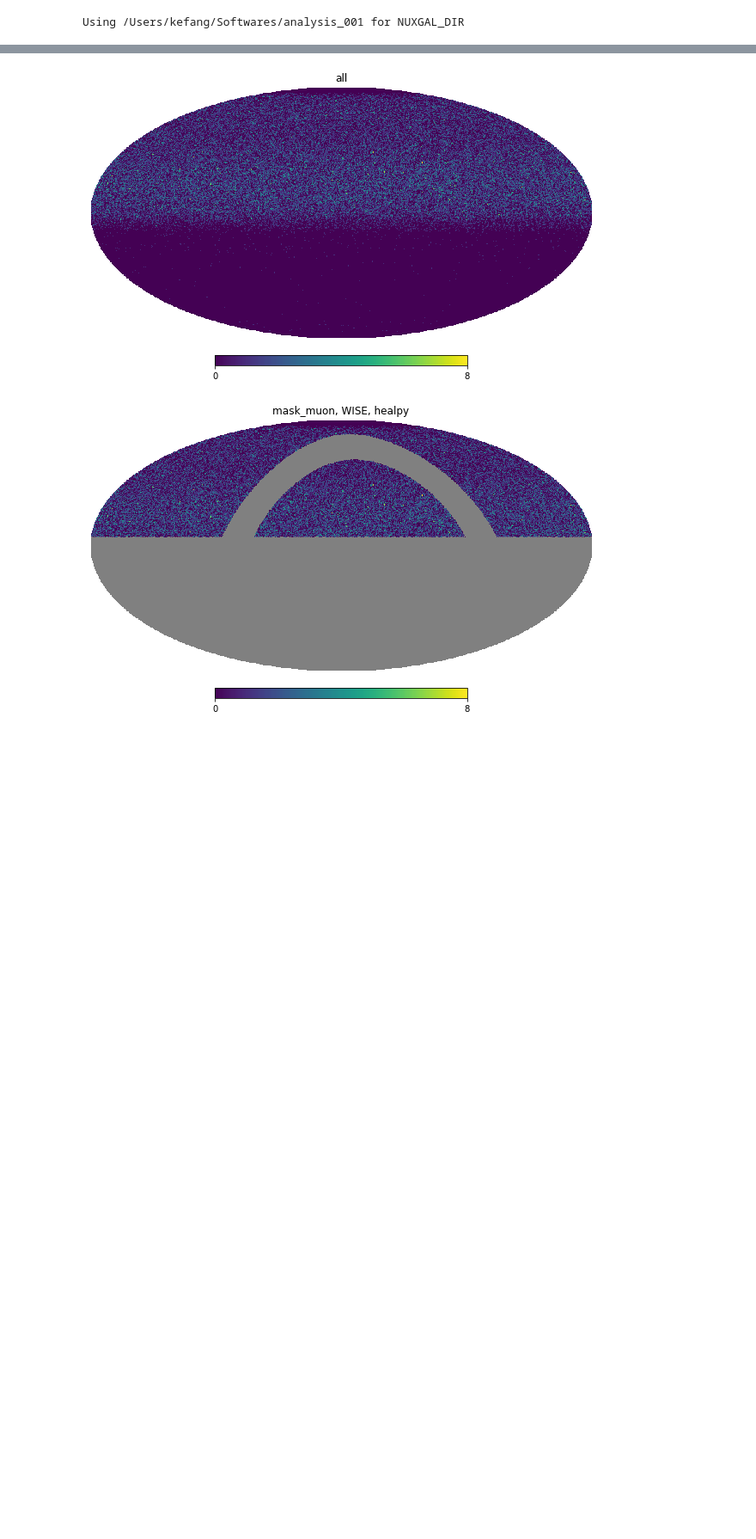
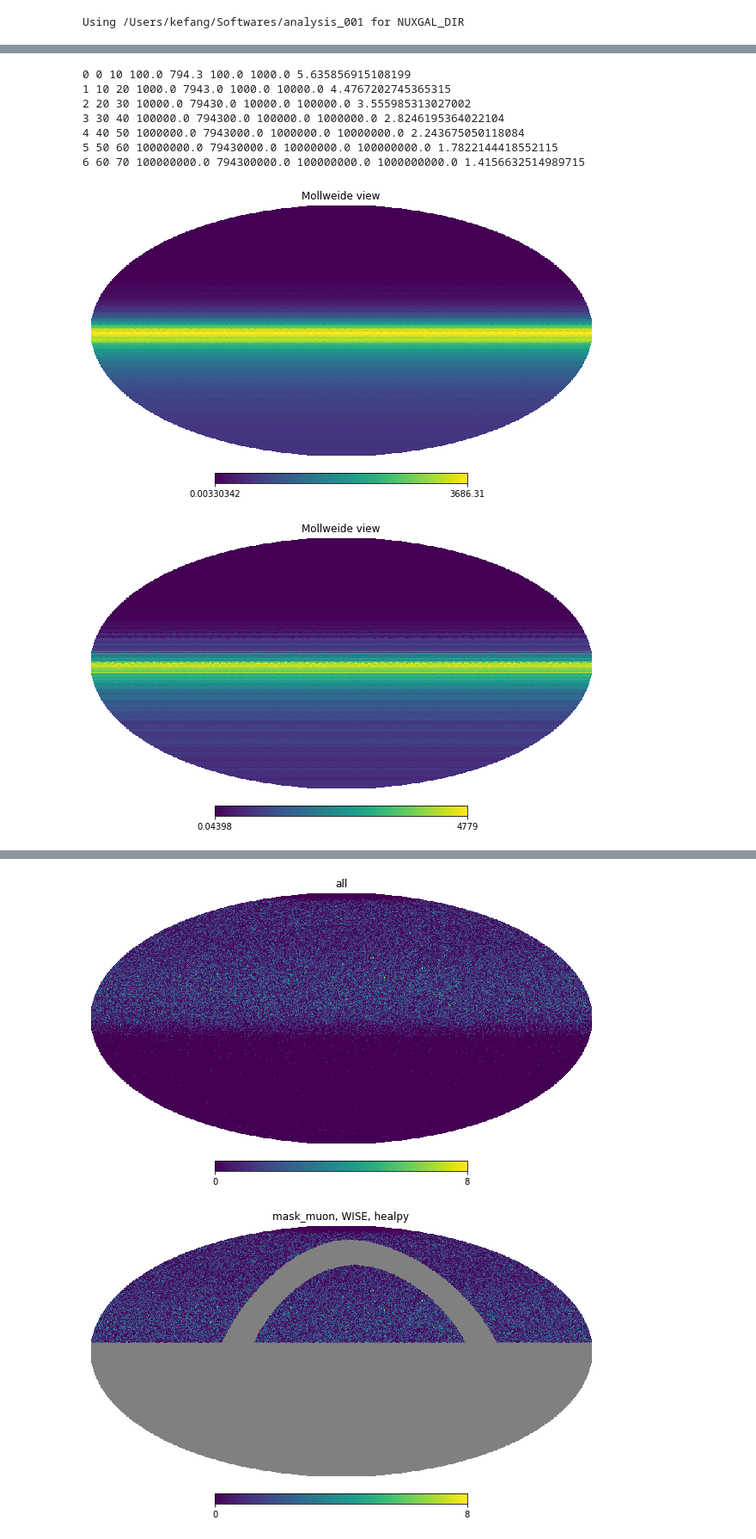
Before and after one commit to KIPAC/nuXgal, a Jupyter notebook: nb/test.ipynb, the cells around one changed output, grey strips where cells are left out. Shown: that part at 86% size. Cells and saved outputs as stored; diff of their text form; code cells hidden in the pictures; blank space fills up the shorter version.

```diff
--- a/test.ipynb
+++ b/nb/test.ipynb
@@ -37,0 +70,15 @@ Using /Users/kefang/Softwares/analysis_001 for NUXGAL_DIR
+# %%
+map = ns.weightedAeff(1.1)
+#hp.mollview(ns.exposuremap_astro[3])
+hp.mollview(map[5])
+hp.mollview(cf.exposuremap[5])
+# %% [output]
+0 0 10 100.0 794.3 100.0 1000.0 5.635856915108199
+1 10 20 1000.0 7943.0 1000.0 10000.0 4.4767202745365315
+2 20 30 10000.0 79430.0 10000.0 100000.0 3.555985313027002
+3 30 40 100000.0 794300.0 100000.0 1000000.0 2.8246195364022104
+4 40 50 1000000.0 7943000.0 1000000.0 10000000.0 2.243675050118084
+5 50 60 10000000.0 79430000.0 10000000.0 100000000.0 1.7822144418552115
+6 60 70 100000000.0 794300000.0 100000000.0 1000000000.0 1.4156632514989715
+[figure, added]
+[figure, added]
```
Also changed, not shown: parts of 7 cells of this notebook, 5 other files.
